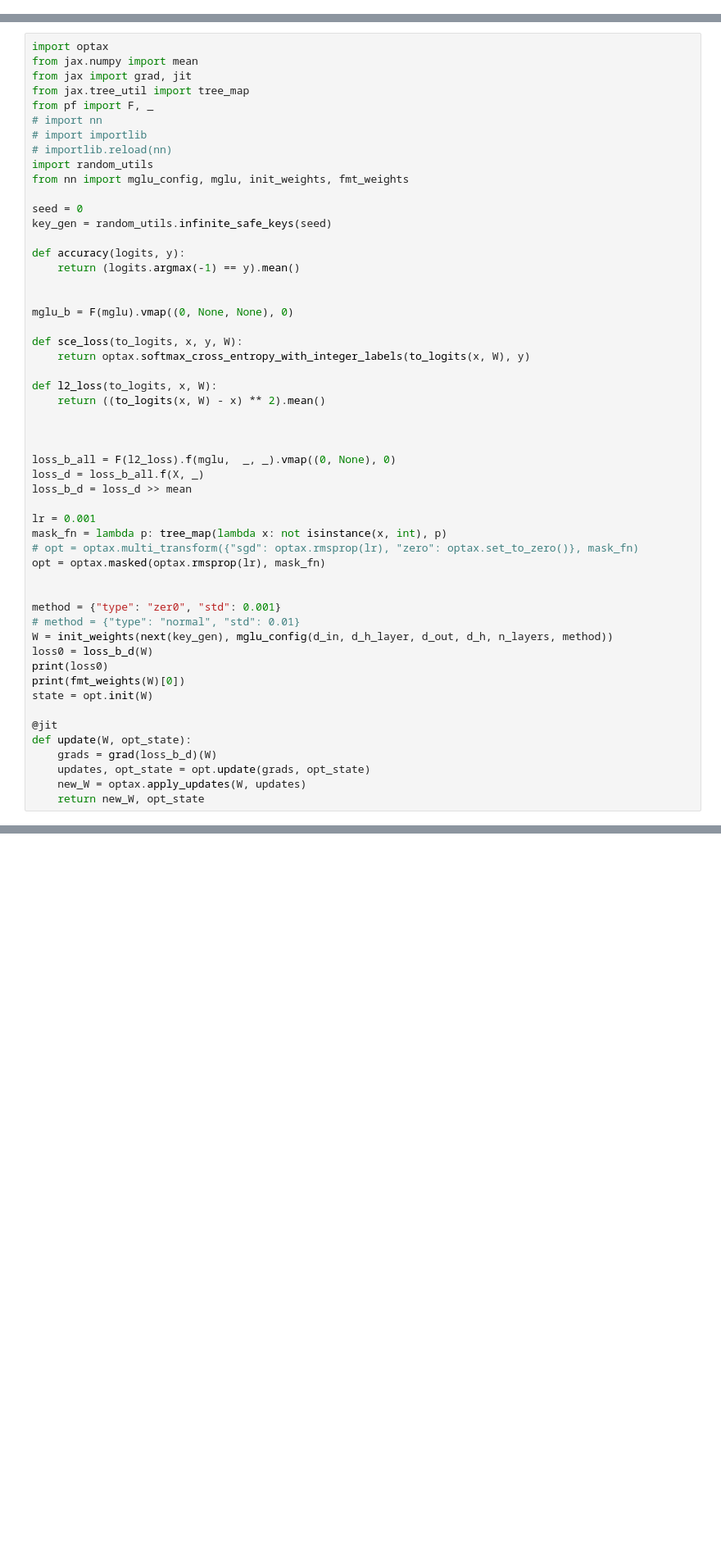
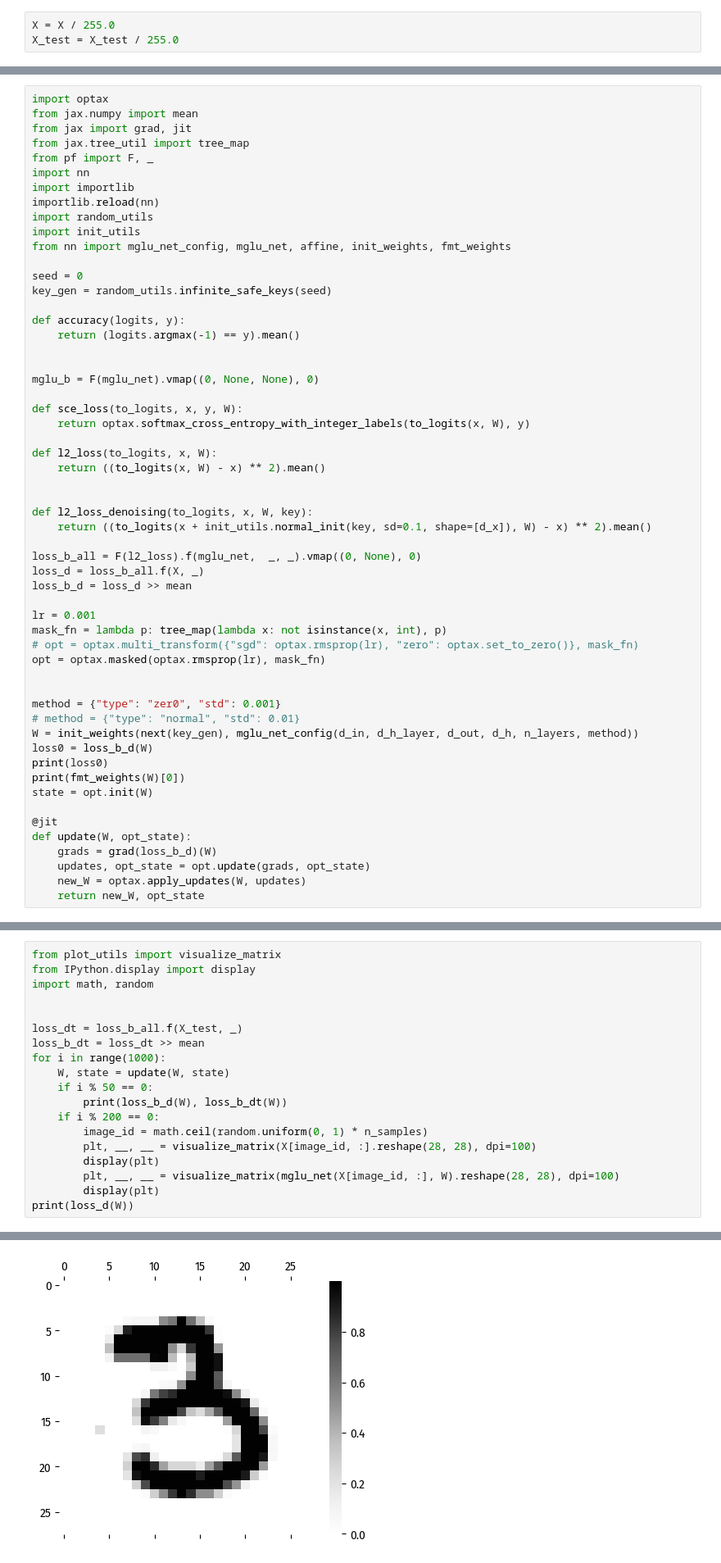
Before and after one commit to cwhy/picojam, a Jupyter notebook: jam/notebooks/pfmnistAE.ipynb, the cells around one changed output, grey strips where cells are left out. Shown: that part at 82% size. Drawn from its saved outputs; the diff is of its cells as text; blank space fills up the shorter version.

```diff
--- a/jam/notebooks/pfmnistAE.ipynb
+++ b/jam/notebooks/pfmnistAE.ipynb
@@ -21,6 +21,9 @@ d_y = len(set(y.tolist()))
 You can avoid this message in future by passing the argument `trust_remote_code=True`.
 Passing `trust_remote_code=True` will be mandatory to load this dataset from the next major release of `datasets`.
   warnings.warn(
+# %%
+X = X / 255.0
+X_test = X_test / 255.0
 # %%
 d_h_layer = 128
 d_h = 64
@@ -34,11 +37,12 @@ from jax.numpy import mean
 from jax import grad, jit
 from jax.tree_util import tree_map
 from pf import F, _
-# import nn
-# import importlib
-# importlib.reload(nn)
+import nn
+import importlib
+importlib.reload(nn)
 import random_utils
-from nn import mglu_config, mglu, init_weights, fmt_weights
+import init_utils
+from nn import mglu_net_config, mglu_net, affine, init_weights, fmt_weights
 
 seed = 0
 key_gen = random_utils.infinite_safe_keys(seed)
@@ -47,7 +51,7 @@ def accuracy(logits, y):
     return (logits.argmax(-1) == y).mean()
 
 
-mglu_b = F(mglu).vmap((0, None, None), 0)
+mglu_b = F(mglu_net).vmap((0, None, None), 0)
 
 def sce_loss(to_logits, x, y, W):
     return optax.softmax_cross_entropy_with_integer_labels(to_logits(x, W), y)
@@ -56,8 +60,10 @@ def l2_loss(to_logits, x, W):
     return ((to_logits(x, W) - x) ** 2).mean()
 
 
+def l2_loss_denoising(to_logits, x, W, key):
+    return ((to_logits(x + init_utils.normal_init(key, sd=0.1, shape=[d_x]), W) - x) ** 2).mean()
 
-loss_b_all = F(l2_loss).f(mglu,  _, _).vmap((0, None), 0)
+loss_b_all = F(l2_loss).f(mglu_net,  _, _).vmap((0, None), 0)
 loss_d = loss_b_all.f(X, _)
 loss_b_d = loss_d >> mean
 
@@ -69,7 +75,7 @@ opt = optax.masked(optax.rmsprop(lr), mask_fn)
 
 method = {"type": "zer0", "std": 0.001}
 # method = {"type": "normal", "std": 0.01}
-W = init_weights(next(key_gen), mglu_config(d_in, d_h_layer, d_out, d_h, n_layers, method))
+W = init_weights(next(key_gen), mglu_net_config(d_in, d_h_layer, d_out, d_h, n_layers, method))
 loss0 = loss_b_d(W)
 print(loss0)
 print(fmt_weights(W)[0])
@@ -132,0 +108,20 @@ print(loss_d(W))
+# %%
+from plot_utils import visualize_matrix
+from IPython.display import display
+import math, random
+
+
+loss_dt = loss_b_all.f(X_test, _)
+loss_b_dt = loss_dt >> mean
+for i in range(1000):
+    W, state = update(W, state)
+    if i % 50 == 0:
+        print(loss_b_d(W), loss_b_dt(W))
+    if i % 200 == 0:
+        image_id = math.ceil(random.uniform(0, 1) * n_samples)
+        plt, __, __ = visualize_matrix(X[image_id, :].reshape(28, 28), dpi=100)
+        display(plt)
+        plt, __, __ = visualize_matrix(mglu_net(X[image_id, :], W).reshape(28, 28), dpi=100)
+        display(plt)
+print(loss_d(W))
+# %% [output]
@@ -132,0 +129 @@ print(loss_d(W))
+[figure, added]
```
Also changed, not shown: parts of 3 cells of this notebook, 1 other file.
